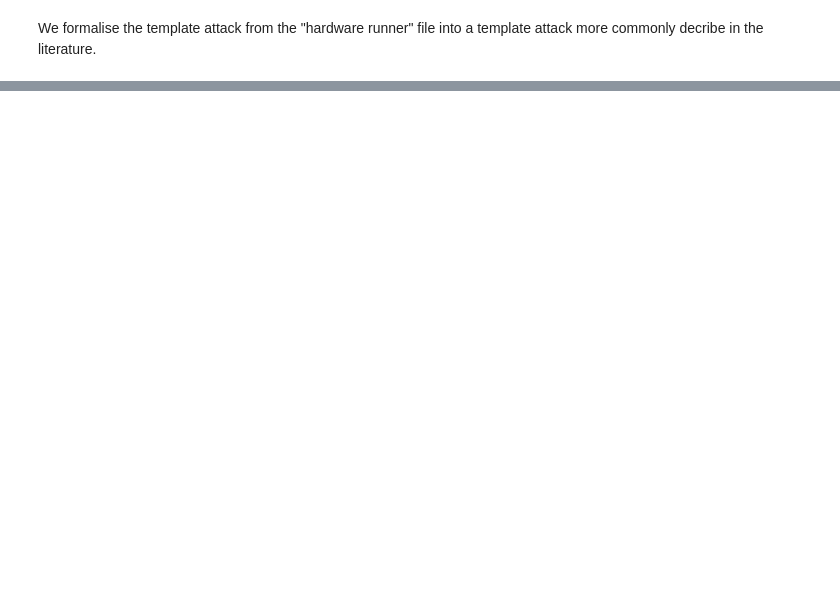
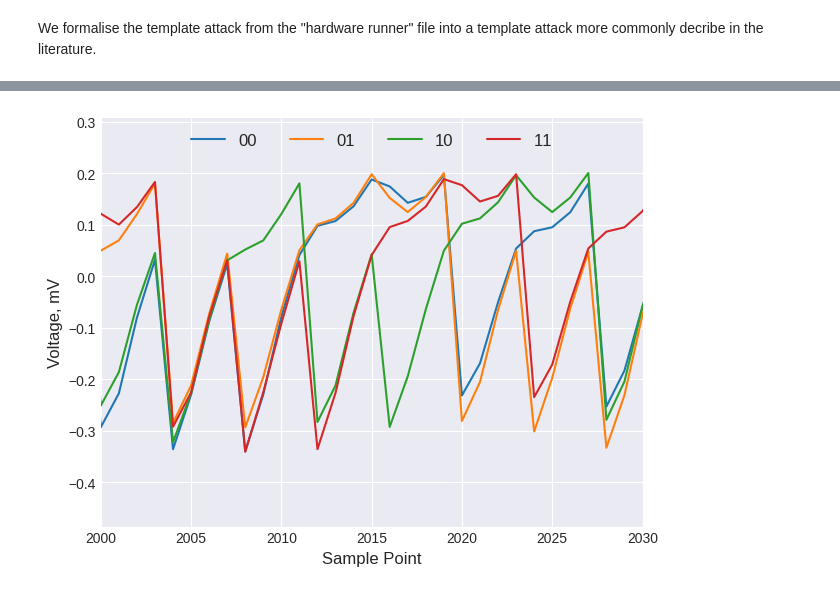
Before and after one commit to ncanavan1/Toeplitz_attack, a Jupyter notebook: adversary/TA_multivariate_gaussian.ipynb, the cells around one changed output, grey strips where cells are left out. Cells and saved outputs as stored; diff of their text form; code cells hidden in the pictures; blank space fills up the shorter version.

```diff
--- a/adversary/TA_multivariate_gaussian.ipynb
+++ b/adversary/TA_multivariate_gaussian.ipynb
@@ -20,0 +95,45 @@ NotJSONError: Notebook does not appear to be JSON: ''
+# %%
+def artifically_add_gaussian_noise(samples_in, sigma):
+    num_samples = samples_in.shape[0]
+    sample_size = samples_in.shape[1]
+
+    samples_out = np.zeros(samples_in.shape)
+
+    for n in range(num_samples):
+        gx = np.random.normal(0,sigma,sample_size)
+        samples_out[n] = samples_in[n] + gx
+
+    return samples_out
+# %%
+noisey_samples = artifically_add_gaussian_noise(samples, 0)
+# %%
+pca = PCA(n_components=3)
+pca.fit(noisey_samples)
+noisey_samples = pca.transform(noisey_samples)
+# %%
+sx0_mean = tools.calculate_mean_sample(noisey_samples[:1*L])
+sx1_mean = tools.calculate_mean_sample(noisey_samples[1*L:2*L])
+sx2_mean = tools.calculate_mean_sample(noisey_samples[2*L:3*L])
+sx3_mean = tools.calculate_mean_sample(noisey_samples[3*L:])
+
+means = np.asarray([sx0_mean, sx1_mean, sx2_mean, sx3_mean])
+# %%
+
+s=2000
+e=2030
+lw = 1.5
+plt.style.use('seaborn-v0_8-darkgrid')
+
+plt.plot(sx0_mean, linewidth=lw, label="00")
+plt.plot(sx1_mean, linewidth=lw, label="01")
+plt.plot(sx2_mean, linewidth=lw, label="10")
+plt.plot(sx3_mean, linewidth=lw, label="11")
+plt.xlabel("Sample Point",fontsize=12)
+plt.ylabel("Voltage, mV",fontsize=12)
+plt.legend(loc='upper center', ncol=4,fontsize=12)
+plt.xlim(s,e)
+plt.tight_layout()
+plt.savefig("/home/40265864@ecit.qub.ac.uk/Toeplitz_attack/results/power_difference_bf1_zoom_2.png",dpi=500)
+plt.show()
+# %% [output]
+[figure, added]
```
Also changed, not shown: parts of 15 cells of this notebook, 5 other files.
